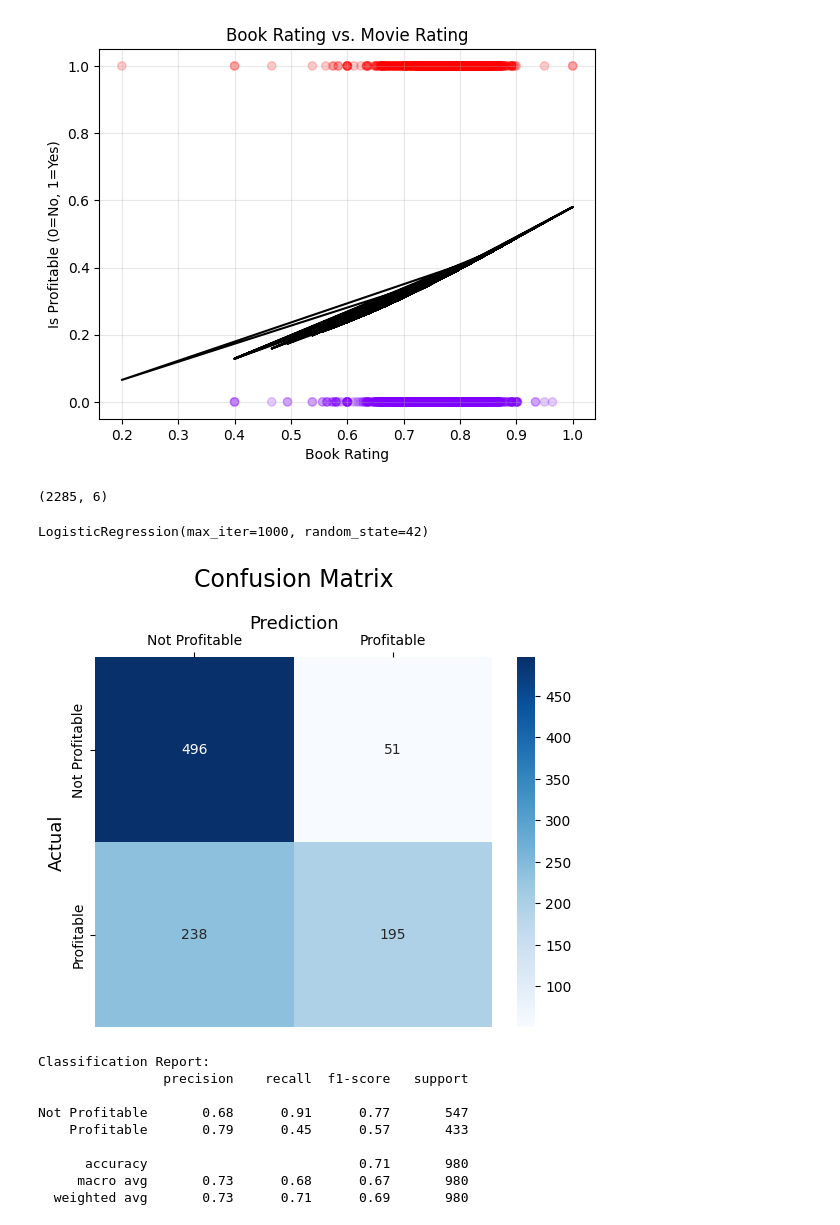
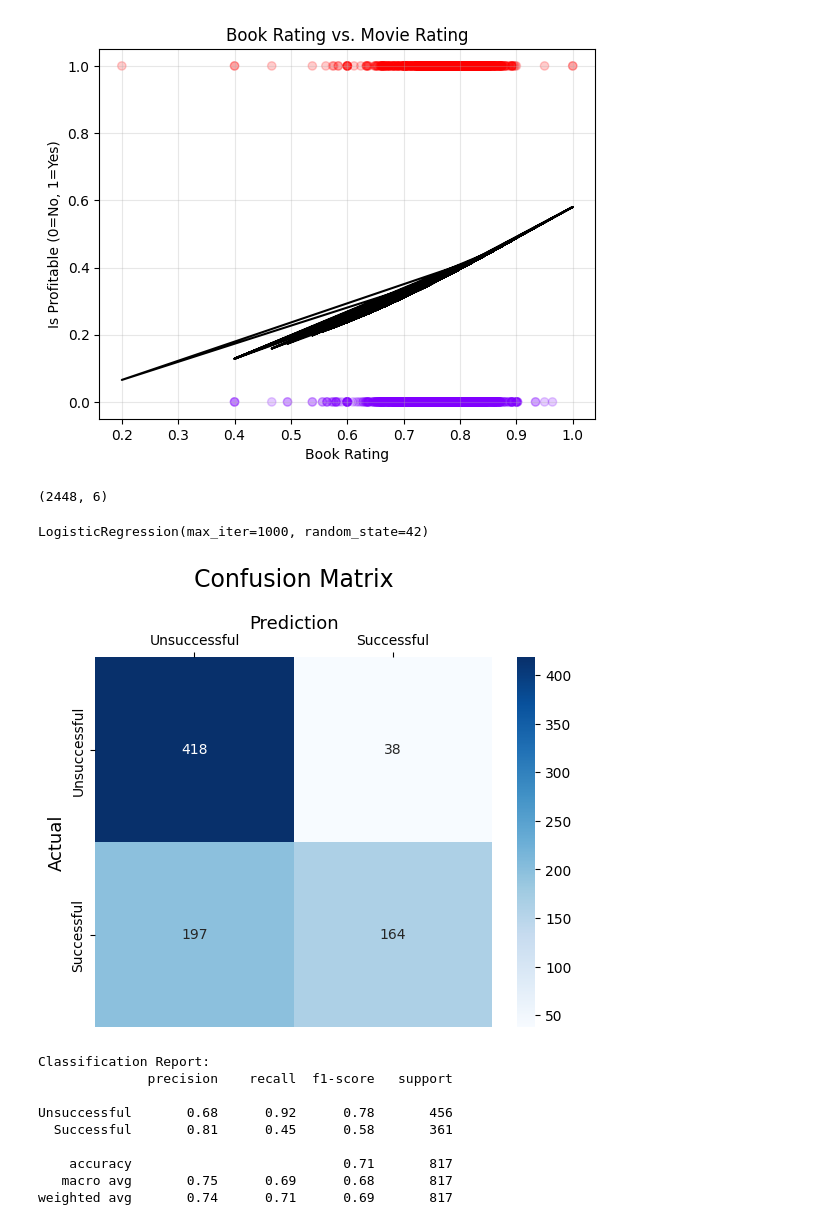
Before and after one commit to emilybae2025/Book-to-Film-Success-Prediction-Model, a Jupyter notebook: LogisticRegression.ipynb, the cells around one changed output. Cells and saved outputs as stored; diff of their text form; code cells hidden in the pictures.

```diff
--- a/LogisticRegression.ipynb
+++ b/LogisticRegression.ipynb
@@ -80,7 +80,7 @@ y = df['Successful'].copy()
 x = x.fillna(x.median())
 # %%
 # Split the Dataset
-x_train, x_test, y_train, y_test = train_test_split(x, y, test_size=0.3, random_state=42, stratify=y)
+x_train, x_test, y_train, y_test = train_test_split(x, y, test_size=0.25, random_state=42, stratify=y)
 # %%
 scaler = StandardScaler()
 x_train_scaled = scaler.fit_transform(x_train)
@@ -89,7 +89,7 @@ x_test_scaled = scaler.transform(x_test)
 # Test on number of observations
 x_train.shape
 # %% [output]
-(2285, 6)
+(2448, 6)
 # %%
 log_reg = LogisticRegression(random_state=42, max_iter=1000)
 log_reg.fit(x_train_scaled, y_train)
@@ -105,31 +105,31 @@ cm = confusion_matrix(y_test, y_pred_test)
 # %%
 # Confusion Matrix Heatmap
 # Reference: https://www.geeksforgeeks.org/machine-learning/confusion-matrix-machine-learning/
 sns.heatmap(cm,
             annot=True,
             fmt='g',
             cmap = "Blues",
-            xticklabels=['Not Profitable','Profitable'],
-            yticklabels=['Not Profitable','Profitable'])
+            xticklabels=['Unsuccessful','Successful'],
+            yticklabels=['Unsuccessful','Successful'])
 plt.ylabel('Actual', fontsize=13)
 plt.title('Confusion Matrix', fontsize=17, pad=20)
 plt.gca().xaxis.set_label_position('top')
 plt.xlabel('Prediction', fontsize=13)
 plt.gca().xaxis.tick_top()
 plt.show()
 
 # Classifications Report based on Confusion Metrics
 print("Classification Report:")
 print(classification_report(y_test, y_pred_test,
-                          target_names=['Not Profitable', 'Profitable']))
+                          target_names=['Unsuccessful', 'Successful']))
 # %% [output]
-[figure, old version]
+[figure, new version]
 Classification Report:
-                precision    recall  f1-score   support
+              precision    recall  f1-score   support
 
-Not Profitable       0.68      0.91      0.77       547
-    Profitable       0.79      0.45      0.57       433
+Unsuccessful       0.68      0.92      0.78       456
+  Successful       0.81      0.45      0.58       361
 
-      accuracy                           0.71       980
-     macro avg       0.73      0.68      0.67       980
-  weighted avg       0.73      0.71      0.69       980
+    accuracy                           0.71       817
+   macro avg       0.75      0.69      0.68       817
+weighted avg       0.74      0.71      0.69       817
```
